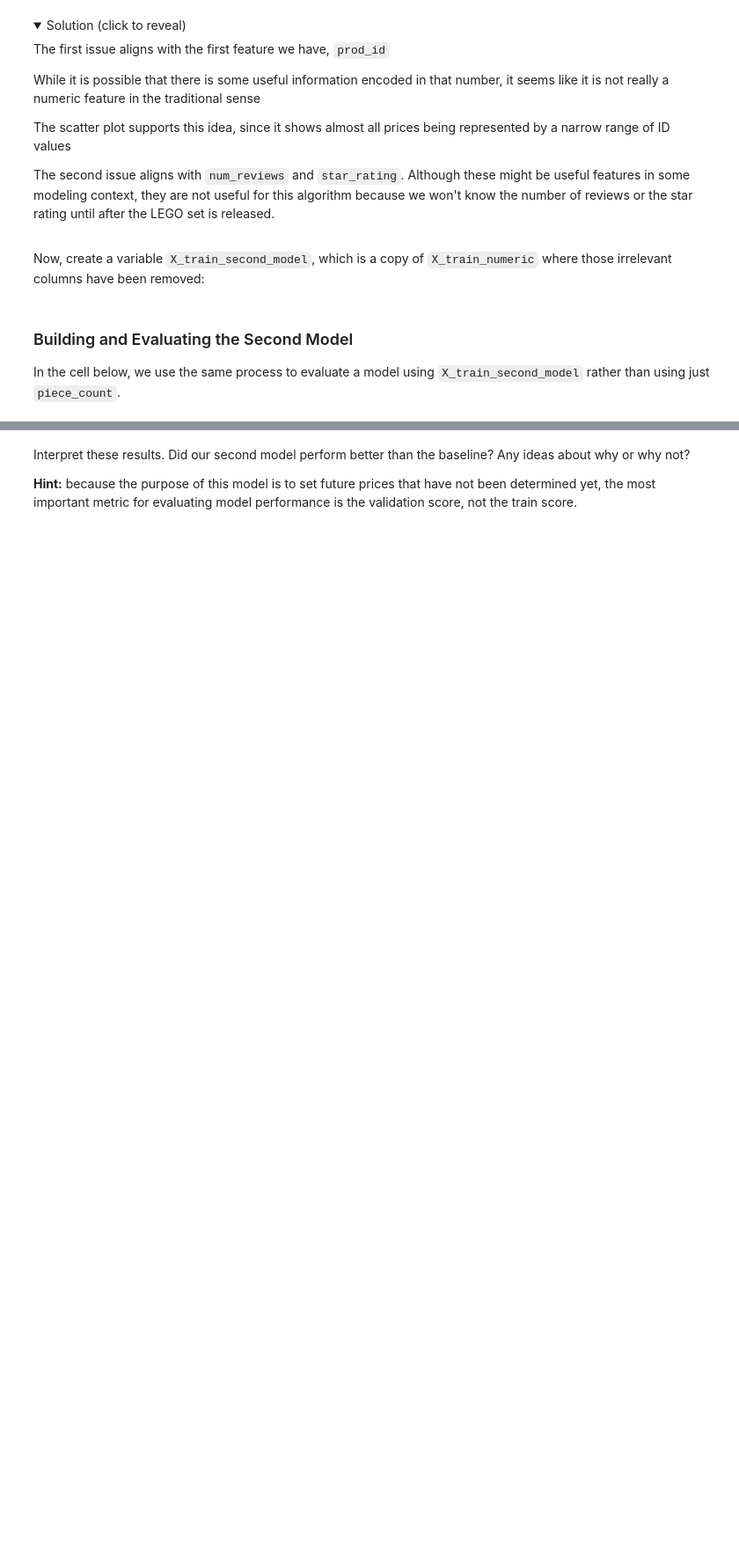
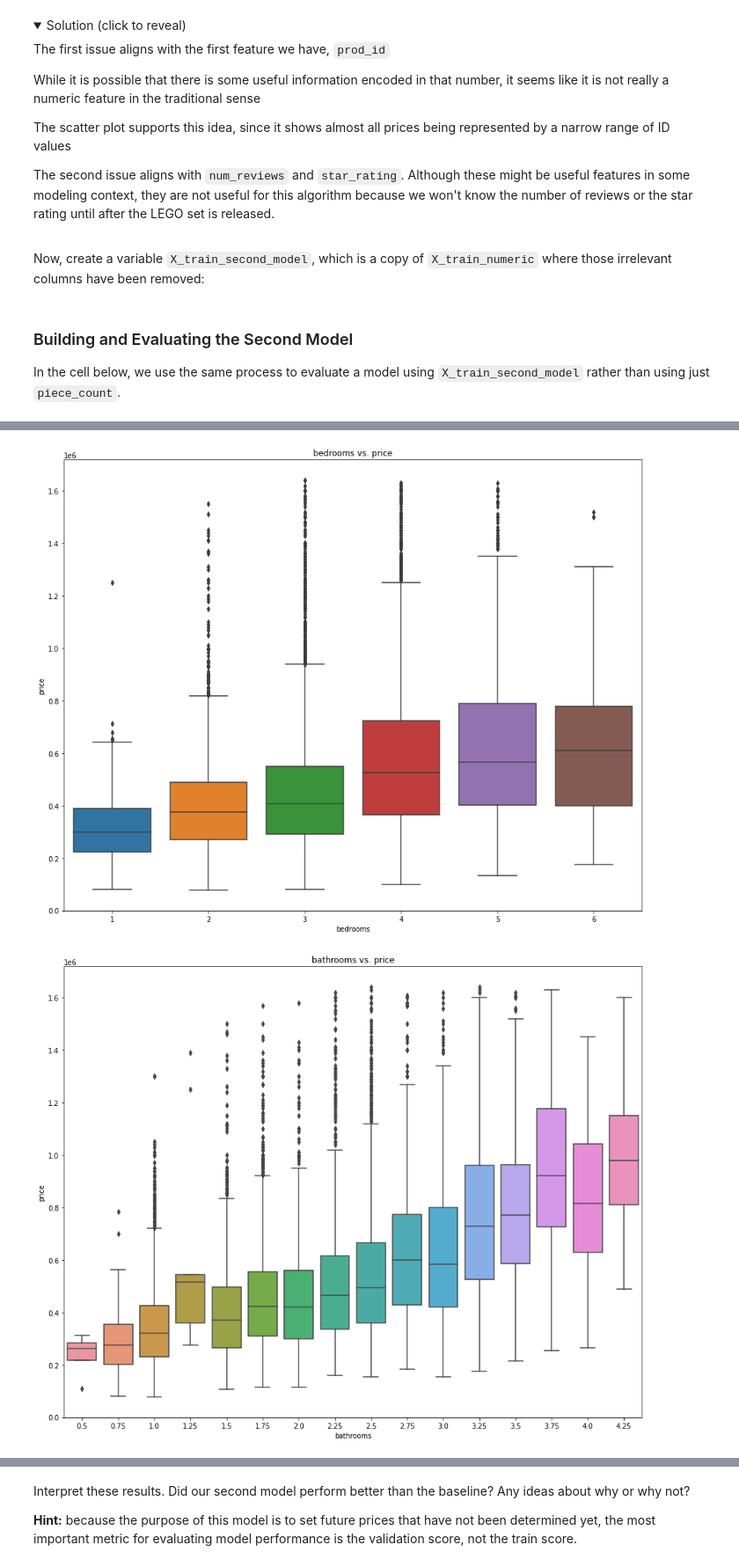
Before and after one commit to vict0rkang/dsc-phase-2-project-v2-3, a Jupyter notebook: index.ipynb, the cells around one changed output, grey strips where cells are left out. Shown at 88% size. Cells and saved outputs as stored; diff of their text form; code cells hidden in the pictures; folded sections open; blank space fills up the shorter version.

```diff
--- a/index.ipynb
+++ b/index.ipynb
@@ -1016,0 +1175,3 @@ sm.OLS(df['price'], sm.add_constant(df.drop("price",axis=1))).fit().summary()
+# %%
+df = df.drop(['sqft_living'], axis=1)
+df
@@ -1050,0 +1290,12 @@ In the cell below, we use the same process to evaluate a model using `X_train_se
+# %%
+kindaboth = ['bedrooms', 'bathrooms', 'floors']
+# %%
+categorical = ['waterfront', 'view', 'condition', 'grade', 'month_sold','recent_reno','zipcode']
+# %%
+for variable in (kindaboth+categorical):
+    ax, figure = plt.subplots(1,1,figsize=(15,12))
+    sns.boxplot(x=variable, y='price', data=df)
+    plt.title("{} vs. price".format(variable))
+# %% [output]
+[figure, added]
+[figure, added]
```
Also changed, not shown: parts of 64 cells of this notebook.
